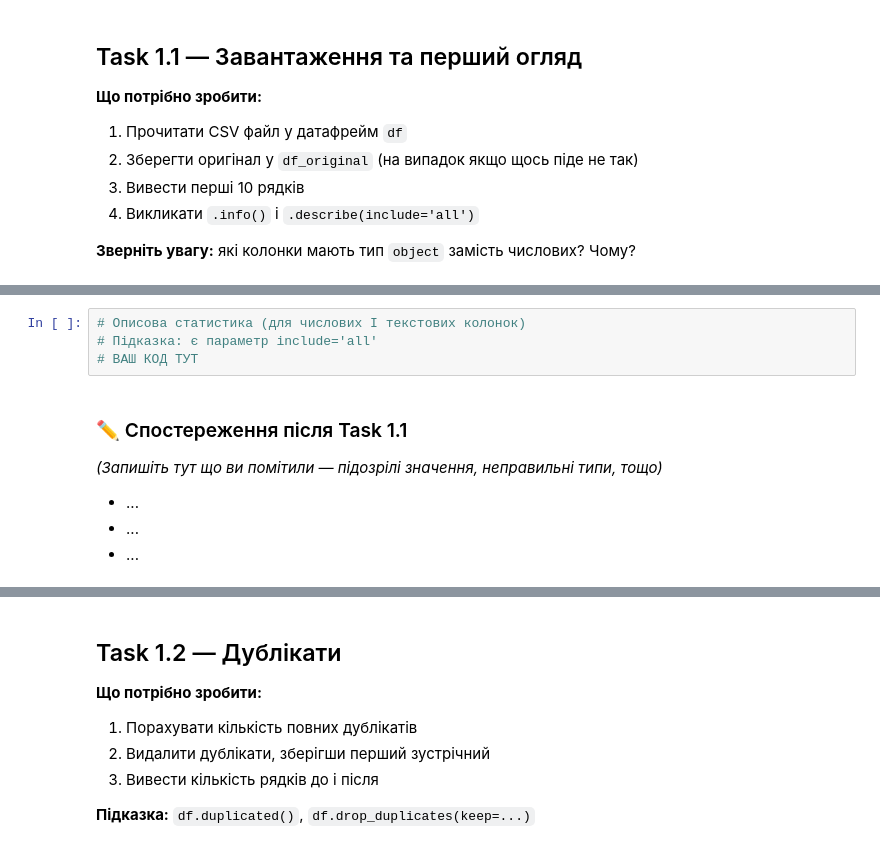
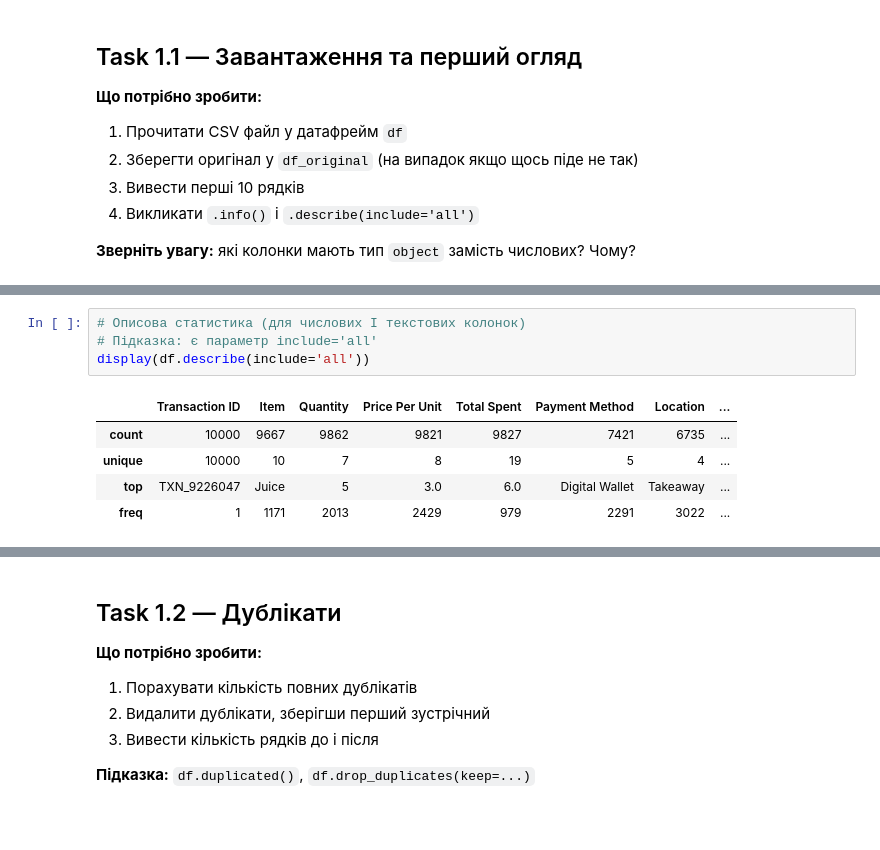
Before and after one commit to Yuliia-Safonova/Analysis_Cafe_Sales, a Jupyter notebook: cafe_eda_workbook_version2.ipynb, the cells around one changed output, grey strips where cells are left out. Cells and saved outputs as stored; diff of their text form; blank space fills up the shorter version.

Commit message:
Part 1 (tasks 1.1 - 1.3) + Part 2 (task 2.1)

```diff
--- a/cafe_eda_workbook_version2.ipynb
+++ b/cafe_eda_workbook_version2.ipynb
@@ -77,11 +108,10 @@ print(f'Розмір: ??? рядків × ??? стовпців')  # заміні
 # %%
 # Описова статистика (для числових І текстових колонок)
 # Підказка: є параметр include='all'
-# ВАШ КОД ТУТ
+display(df.describe(include='all'))
+# %% [output]
+|  | Transaction ID | Item | Quantity | Price Per Unit | Total Spent | Payment Method | Location | ... |
+| count | 10000 | 9667 | 9862 | 9821 | 9827 | 7421 | 6735 | ... |
+| unique | 10000 | 10 | 7 | 8 | 19 | 5 | 4 | ... |
+| top | TXN_9226047 | Juice | 5 | 3.0 | 6.0 | Digital Wallet | Takeaway | ... |
+| freq | 1 | 1171 | 2013 | 2429 | 979 | 2291 | 3022 | ... |
-# %% [markdown]
-### ✏️ Спостереження після Task 1.1
-*(Запишіть тут що ви помітили — підозрілі значення, неправильні типи, тощо)*
-
-- ...
-- ...
-- ...
```
Also changed, not shown: parts of 12 cells of this notebook.
